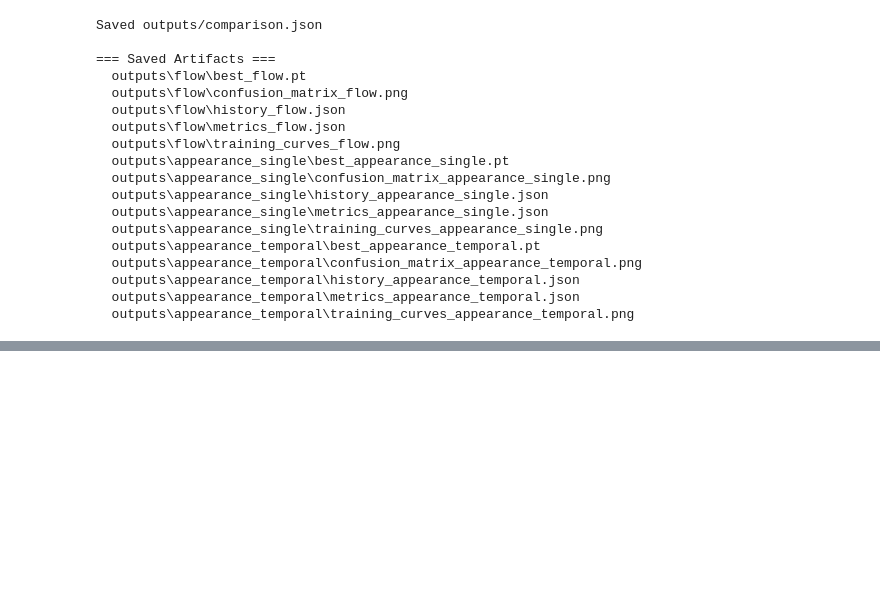
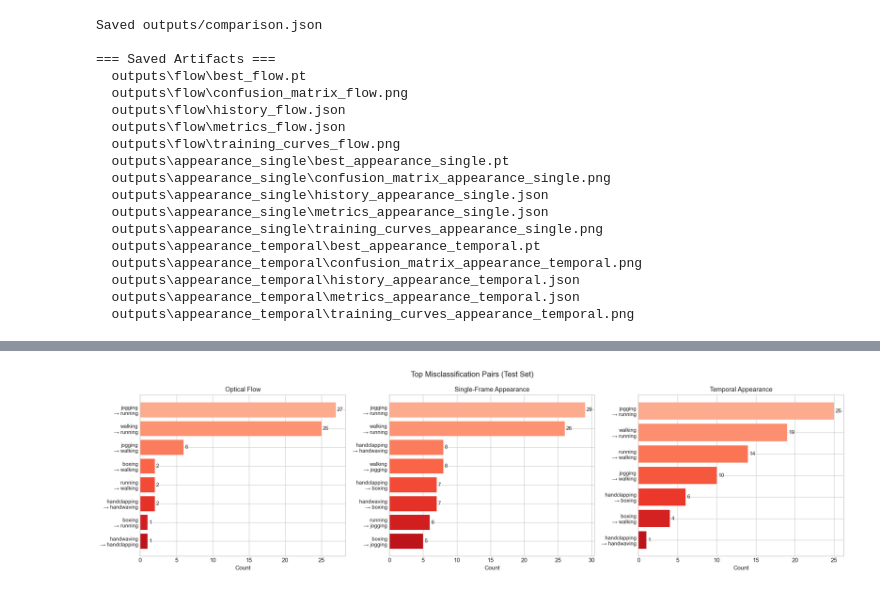
Before and after one commit to amahdi4/ActionFlow, a Jupyter notebook: ActionFlow.ipynb, the cells around one changed output, grey strips where cells are left out. Saved outputs shown, nothing was run; the diff lists cells and outputs as text; code cells hidden in the pictures; blank space fills up the shorter version.

```diff
--- a/ActionFlow.ipynb
+++ b/ActionFlow.ipynb
@@ -1049,0 +1136,81 @@ Saved outputs/comparison.json
+# %%
+def get_predictions(model, loader, device):
+    """Return predicted and true labels for all samples."""
+    model.eval()
+    preds, trues = [], []
+    with torch.no_grad():
+        for inputs, labels in loader:
+            logits = model(inputs.to(device))
+            preds.extend(logits.argmax(dim=1).cpu().tolist())
+            trues.extend(labels.tolist())
+    return preds, trues
+
+# Collect predictions
+flow_preds, flow_trues = get_predictions(flow_best, flow_test_loader, config.device)
+app_single_preds, app_single_trues = get_predictions(appearance_single_best, appearance_single_test_loader, config.device)
+app_temporal_preds, app_temporal_trues = get_predictions(appearance_temporal_best, appearance_temporal_test_loader, config.device)
+
+# Build misclassification tables
+def build_misclass_table(preds, trues, class_names, test_dirs):
+    """Return a DataFrame of misclassified samples with true/predicted class and video path."""
+    rows = []
+    for i, (pred, true) in enumerate(zip(preds, trues)):
+        if pred != true:
+            video_name = Path(test_dirs[i]).name if i < len(test_dirs) else f"sample_{i}"
+            rows.append({"video": video_name, "true_class": class_names[true], "predicted_class": class_names[pred]})
+    return pd.DataFrame(rows)
+
+flow_misclass = build_misclass_table(flow_preds, flow_trues, config.class_names, flow_test_dirs)
+app_single_misclass = build_misclass_table(app_single_preds, app_single_trues, config.class_names, frame_test_dirs)
+app_temporal_misclass = build_misclass_table(app_temporal_preds, app_temporal_trues, config.class_names, frame_test_dirs)
+
+# Display summary
+print(f"Flow misclassifications: {len(flow_misclass)} / {len(flow_trues)} ({100*len(flow_misclass)/len(flow_trues):.1f}%)")
+print(f"Single-frame misclassifications: {len(app_single_misclass)} / {len(app_single_trues)} ({100*len(app_single_misclass)/len(app_single_trues):.1f}%)")
+print(f"Temporal misclassifications: {len(app_temporal_misclass)} / {len(app_temporal_trues)} ({100*len(app_temporal_misclass)/len(app_temporal_trues):.1f}%)")
+
+# Show top confusion pairs per model
+def top_confusion_pairs(misclass_df, n=5):
+    if misclass_df.empty:
+        return pd.DataFrame(columns=["true_class", "predicted_class", "count"])
+    pairs = misclass_df.groupby(["true_class", "predicted_class"]).size().reset_index(name="count")
+    return pairs.sort_values("count", ascending=False).head(n).reset_index(drop=True)
+
+fig, axes = plt.subplots(1, 3, figsize=(18, 5))
+model_names = ["Optical Flow", "Single-Frame Appearance", "Temporal Appearance"]
+misclass_dfs = [flow_misclass, app_single_misclass, app_temporal_misclass]
+
+for ax, name, df in zip(axes, model_names, misclass_dfs):
+    pairs = top_confusion_pairs(df, n=8)
+    if pairs.empty:
+        ax.text(0.5, 0.5, "No misclassifications", ha="center", va="center", fontsize=12)
+        ax.set_title(name)
+        continue
+    nl = chr(10)
+    pair_labels = [f"{r['true_class']}{nl}→ {r['predicted_class']}" for _, r in pairs.iterrows()]
+    bars = ax.barh(range(len(pairs)), pairs["count"],
+                   color=plt.cm.Reds(np.linspace(0.3, 0.8, len(pairs))))
+    ax.set_yticks(range(len(pairs)))
+    ax.set_yticklabels(pair_labels, fontsize=9)
+    ax.set_xlabel("Count")
+    ax.set_title(name, fontsize=11)
+    ax.invert_yaxis()
+    for bar, count in zip(bars, pairs["count"]):
+        ax.text(bar.get_width() + 0.2, bar.get_y() + bar.get_height()/2,
+                str(count), va="center", fontsize=9)
+
+fig.suptitle("Top Misclassification Pairs (Test Set)", fontsize=13)
+fig.tight_layout()
+fig.savefig("outputs/misclassification_gallery.png", dpi=150, bbox_inches="tight")
+display(fig)
+plt.close(fig)
+print("Saved outputs/misclassification_gallery.png")
+
+# Show sample misclassified videos
+print("=== Sample Misclassified Clips (Flow) ===")
+display(flow_misclass.head(10).style.set_caption("Flow model errors"))
+print("=== Sample Misclassified Clips (Single-Frame) ===")
+display(app_single_misclass.head(10).style.set_caption("Single-frame model errors"))
+print("=== Sample Misclassified Clips (Temporal) ===")
+display(app_temporal_misclass.head(10).style.set_caption("Temporal model errors"))
+# %% [output]
@@ -1049,0 +1220 @@ Saved outputs/comparison.json
+[figure, added]
```
Also changed, not shown: parts of 20 cells of this notebook, 1 other file.
